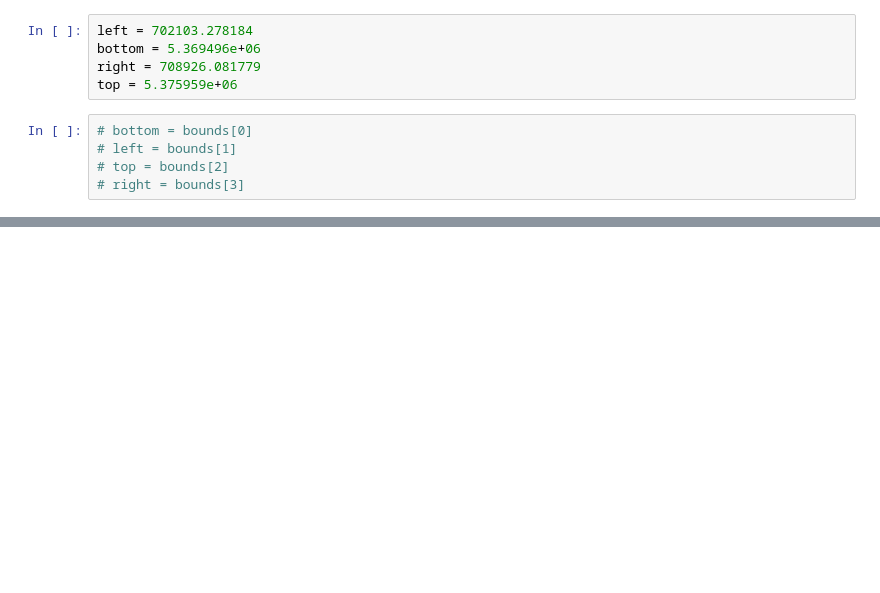
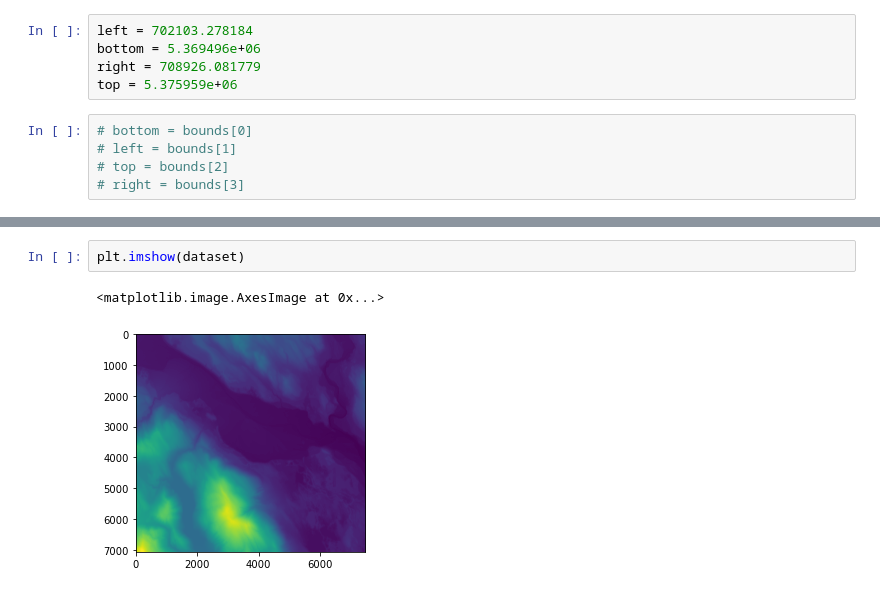
Before and after one commit to bessoh2/icesat2_sr, a Jupyter notebook: notebooks/Subset_pointcloud.ipynb, the cells around one changed output, grey strips where cells are left out. Saved outputs shown, nothing was run; the diff lists cells and outputs as text; blank space fills up the shorter version.

```diff
--- a/notebooks/Subset_pointcloud.ipynb
+++ b/notebooks/Subset_pointcloud.ipynb
@@ -192,0 +245,5 @@ AttributeError: 'DatasetReader' object has no attribute 'dtype'
+# %%
+plt.imshow(dataset)
+# %% [output]
+<matplotlib.image.AxesImage at 0x...>
+[figure, added]
```
Also changed, not shown: parts of 24 cells of this notebook, 2 other files.
